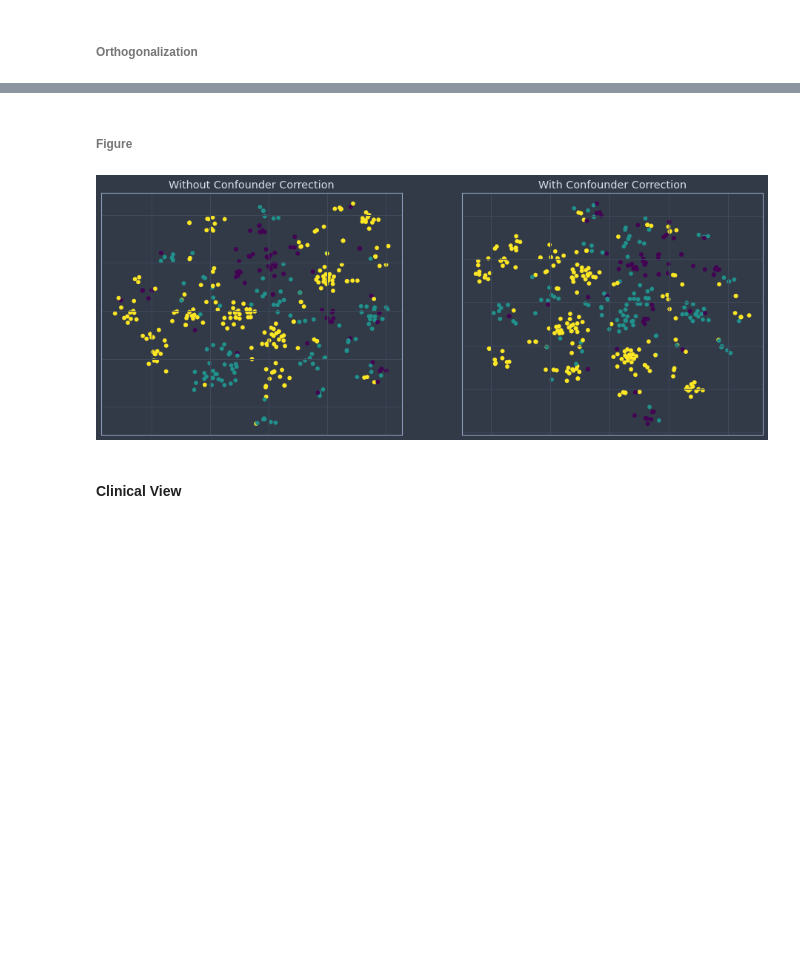
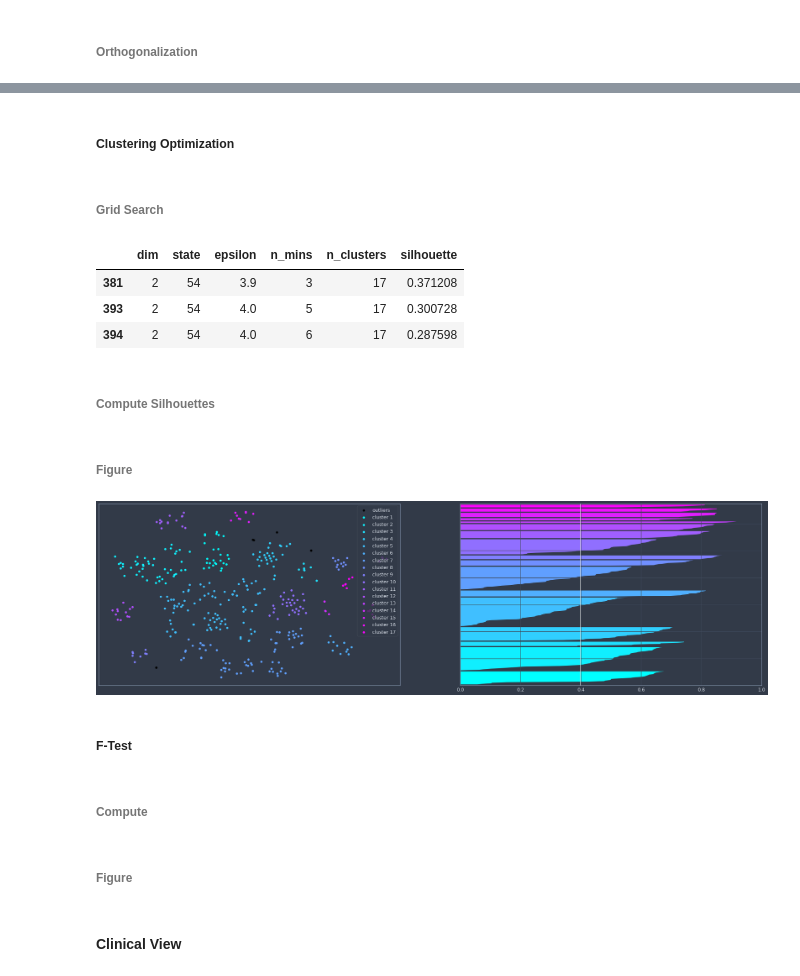
Before and after one commit to BorgwardtLab/Pediatric-Sepsis, a Jupyter notebook: multiview_clustering_jk.ipynb, the cells around one changed output, grey strips where cells are left out. Saved outputs shown, nothing was run; the diff lists cells and outputs as text; code cells hidden in the pictures; blank space fills up the shorter version.

```diff
--- a/multiview_clustering_jk.ipynb
+++ b/multiview_clustering_jk.ipynb
@@ -1107,6 +1680,0 @@ plt.close()
-# %% [markdown]
-###### Figure
-# %%
-concl_fig2
-# %% [output]
-[figure, removed]
@@ -1112,0 +1683,28 @@ concl_fig2
+# %% [markdown]
+##### Clustering Optimization
+# %% [markdown]
+###### Grid Search
+# %%
+label     = 'context'
+conopt_df = cluster_optimization(con_odf,n_states,n_comps,epss,minss,label)
+conopt_df.head(3)
+# %% [output]
+|  | dim | state | epsilon | n_mins | n_clusters | silhouette |
+| 381 | 2 | 54 | 3.9 | 3 | 17 | 0.371208 |
+| 393 | 2 | 54 | 4.0 | 5 | 17 | 0.300728 |
+| 394 | 2 | 54 | 4.0 | 6 | 17 | 0.287598 |
+# %% [markdown]
+###### Compute Silhouettes
+# %%
+conts_df,conclu_df = optimal_clusters(con_odf,conopt_df)
+conts_fig          = cluster_fig(conts_df,conclu_df)
+# %% [markdown]
+###### Figure
+# %%
+conts_fig
+# %% [output]
+[figure, added]
+# %% [markdown]
+##### F-Test
+# %% [markdown]
+###### Compute
@@ -1112,0 +1716,2 @@ concl_fig2
+# %% [markdown]
+###### Figure
```
Also changed, not shown: parts of 91 cells of this notebook, 2 other files.
